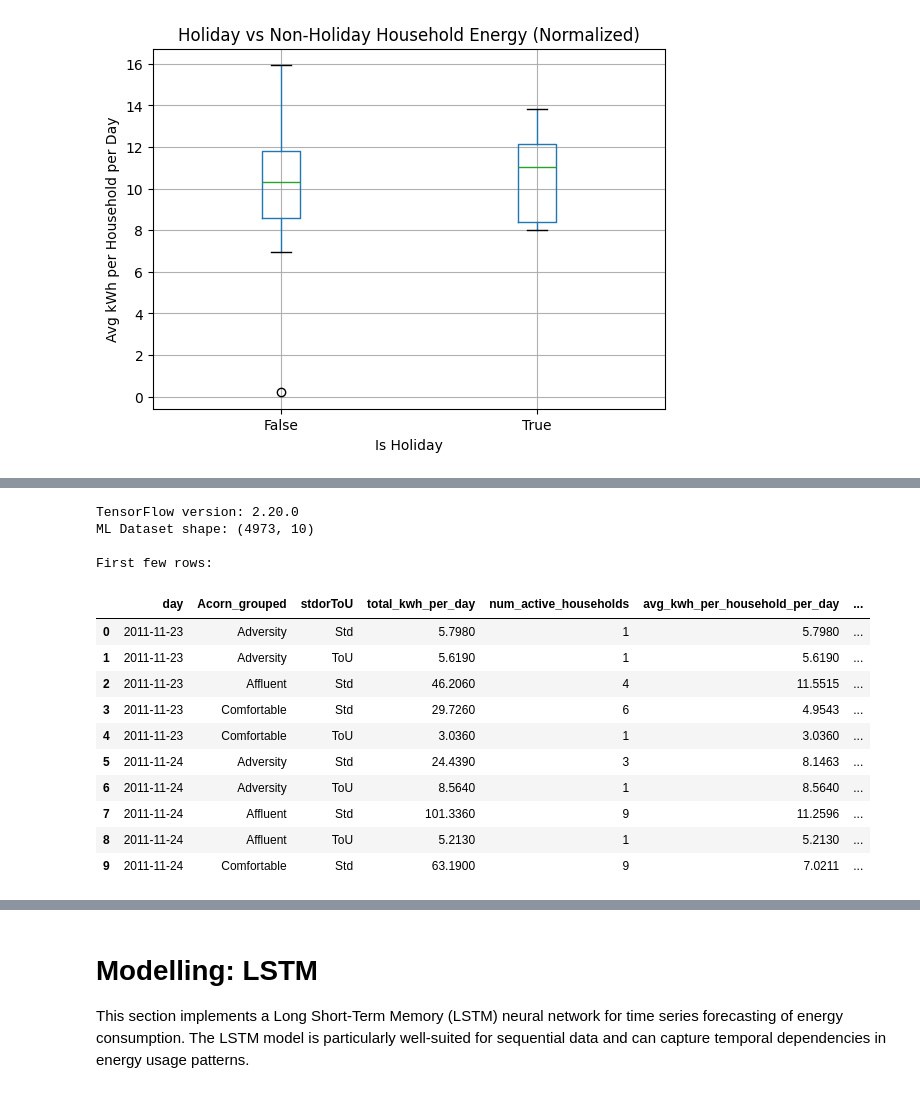
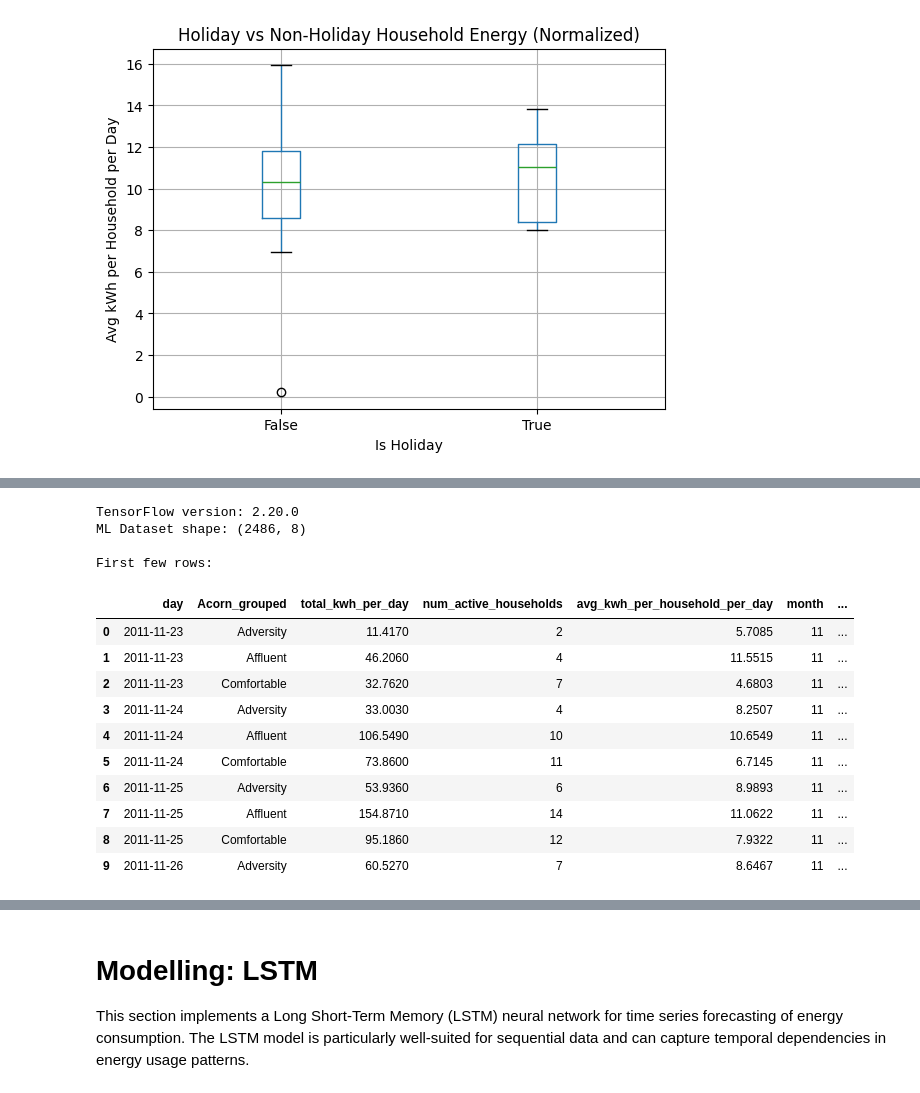
Before and after one commit to MaximeBoulat/TeamProject-530, a Jupyter notebook: Notebooks/Smart_meters_in_London.ipynb, the cells around one changed output, grey strips where cells are left out. Drawn from its saved outputs; the diff is of its cells as text; code cells hidden in the pictures.

```diff
--- a/Notebooks/Smart_meters_in_London.ipynb
+++ b/Notebooks/Smart_meters_in_London.ipynb
@@ -1303,84 +1305,72 @@ plt.show()
 # %%
-# STEP ML-1: Create Dataset for Neural Network (with separate Acorn_grouped and stdorToU)
+# STEP ML-1: Create Dataset for Neural Network (ACORN-segmented)
 
 import tensorflow as tf
 from tensorflow import keras
 from tensorflow.keras import layers, models
 from sklearn.model_selection import train_test_split
 from sklearn.preprocessing import StandardScaler, LabelEncoder
+from sklearn.metrics import accuracy_score, classification_report, confusion_matrix
 
 print("TensorFlow version:", tf.__version__)
 
-# Start fresh: merge daily energy with household information
+# Merge daily energy with household information
 daily_ml = daily.merge(
-    households[["LCLid", "Acorn_grouped", "stdorToU"]],
+    households[["LCLid", "Acorn_grouped"]],
     on="LCLid",
     how="left"
 )
 
-# Remove non-informative ACORN categories
+# Filter to valid ACORN groups
 valid_acorn_groups = ["Adversity", "Comfortable", "Affluent"]
 daily_ml = daily_ml[daily_ml["Acorn_grouped"].isin(valid_acorn_groups)]
 
-# Aggregate by day, Acorn_grouped, and stdorToU separately (not combined)
+# Aggregate by day and Acorn_grouped
 ml_dataset = (
     daily_ml
-    .groupby(["day", "Acorn_grouped", "stdorToU"])
+    .groupby(["day", "Acorn_grouped"])
     .agg(
         total_kwh_per_day=("energy_sum", "sum"),
         num_active_households=("LCLid", "nunique")
     )
     .reset_index()
 )
 
 # Calculate normalized consumption
 ml_dataset["avg_kwh_per_household_per_day"] = (
     ml_dataset["total_kwh_per_day"] / ml_dataset["num_active_households"]
 )
 
 # Ensure day is datetime
 ml_dataset["day"] = pd.to_datetime(ml_dataset["day"])
 
 # Add temporal features
-ml_dataset["year"] = ml_dataset["day"].dt.year
 ml_dataset["month"] = ml_dataset["day"].dt.month
 ml_dataset["day_of_week"] = ml_dataset["day"].dt.dayofweek
-
-# Map season
-def get_season(month):
-    if month in [12, 1, 2]:
-        return "Winter"
-    elif month in [3, 4, 5]:
-        return "Spring"
-    elif month in [6, 7, 8]:
-        return "Summer"
-    else:
-        return "Fall"
-
 ml_dataset["season"] = ml_dataset["month"].apply(get_season)
 
-# remove last row (abnormal data)
-daily_complete = ml_dataset.iloc[:-1]
+# Remove last row
+ml_dataset = ml_dataset.iloc[:-1]
 
 print("ML Dataset shape:", ml_dataset.shape)
 print("\nFirst few rows:")
 display(ml_dataset.head(10))
 # %% [output]
 TensorFlow version: 2.20.0
-ML Dataset shape: (4973, 10)
+ML Dataset shape: (2486, 8)
 
 First few rows:
-|  | day | Acorn_grouped | stdorToU | total_kwh_per_day | num_active_households | avg_kwh_per_household_per_day | ... |
-| 0 | 2011-11-23 | Adversity | Std | 5.7980 | 1 | 5.7980 | ... |
-| 1 | 2011-11-23 | Adversity | ToU | 5.6190 | 1 | 5.6190 | ... |
-| 2 | 2011-11-23 | Affluent | Std | 46.2060 | 4 | 11.5515 | ... |
-| 3 | 2011-11-23 | Comfortable | Std | 29.7260 | 6 | 4.9543 | ... |
-| 4 | 2011-11-23 | Comfortable | ToU | 3.0360 | 1 | 3.0360 | ... |
-| 5 | 2011-11-24 | Adversity | Std | 24.4390 | 3 | 8.1463 | ... |
-| 6 | 2011-11-24 | Adversity | ToU | 8.5640 | 1 | 8.5640 | ... |
-| 7 | 2011-11-24 | Affluent | Std | 101.3360 | 9 | 11.2596 | ... |
-| 8 | 2011-11-24 | Affluent | ToU | 5.2130 | 1 | 5.2130 | ... |
-| 9 | 2011-11-24 | Comfortable | Std | 63.1900 | 9 | 7.0211 | ... |
+|  | day | Acorn_grouped | total_kwh_per_day | num_active_households | avg_kwh_per_household_per_day | month | ... |
+| 0 | 2011-11-23 | Adversity | 11.4170 | 2 | 5.7085 | 11 | ... |
+| 1 | 2011-11-23 | Affluent | 46.2060 | 4 | 11.5515 | 11 | ... |
+| 2 | 2011-11-23 | Comfortable | 32.7620 | 7 | 4.6803 | 11 | ... |
+| 3 | 2011-11-24 | Adversity | 33.0030 | 4 | 8.2507 | 11 | ... |
+| 4 | 2011-11-24 | Affluent | 106.5490 | 10 | 10.6549 | 11 | ... |
+| 5 | 2011-11-24 | Comfortable | 73.8600 | 11 | 6.7145 | 11 | ... |
+| 6 | 2011-11-25 | Adversity | 53.9360 | 6 | 8.9893 | 11 | ... |
+| 7 | 2011-11-25 | Affluent | 154.8710 | 14 | 11.0622 | 11 | ... |
+| 8 | 2011-11-25 | Comfortable | 95.1860 | 12 | 7.9322 | 11 | ... |
+| 9 | 2011-11-26 | Adversity | 60.5270 | 7 | 8.6467 | 11 | ... |
 # %%
 # STEP ML-2: Merge Weather and Holiday Data
 
```
Also changed, not shown: parts of 23 cells of this notebook, 4 other files.
